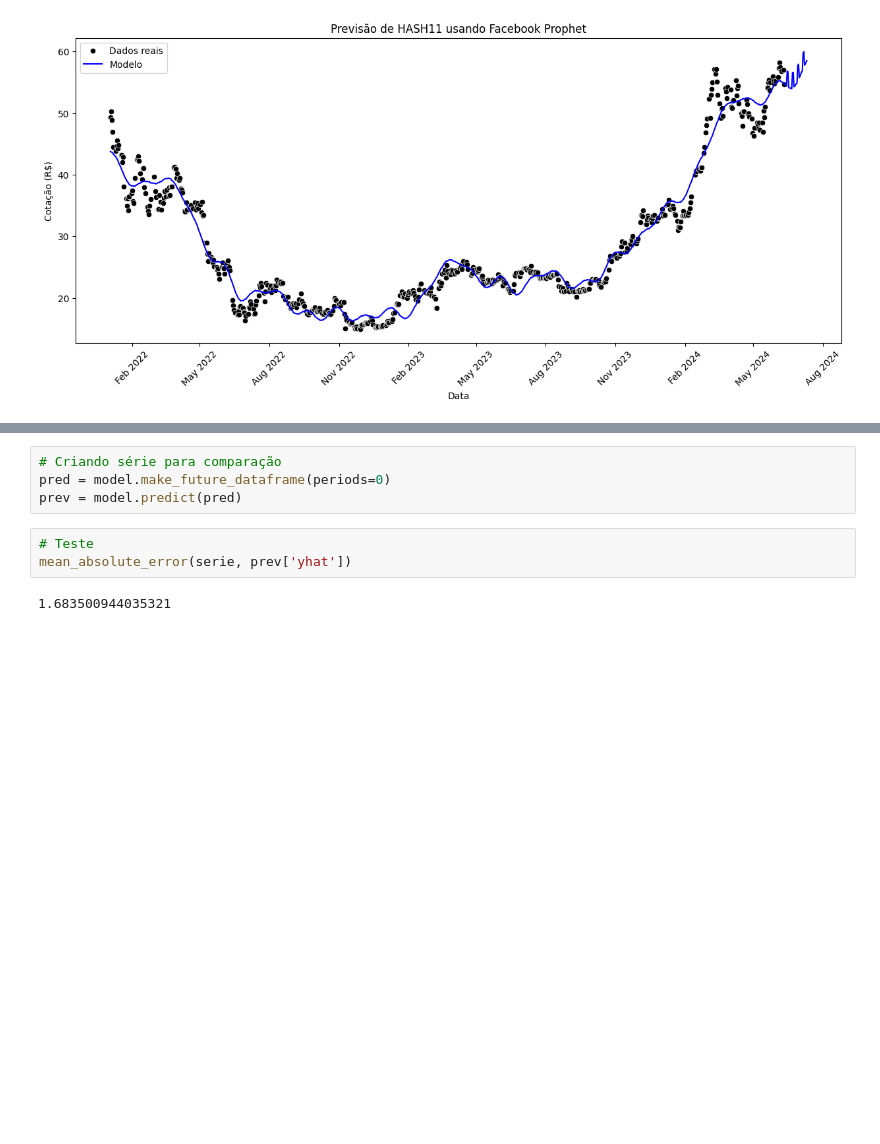
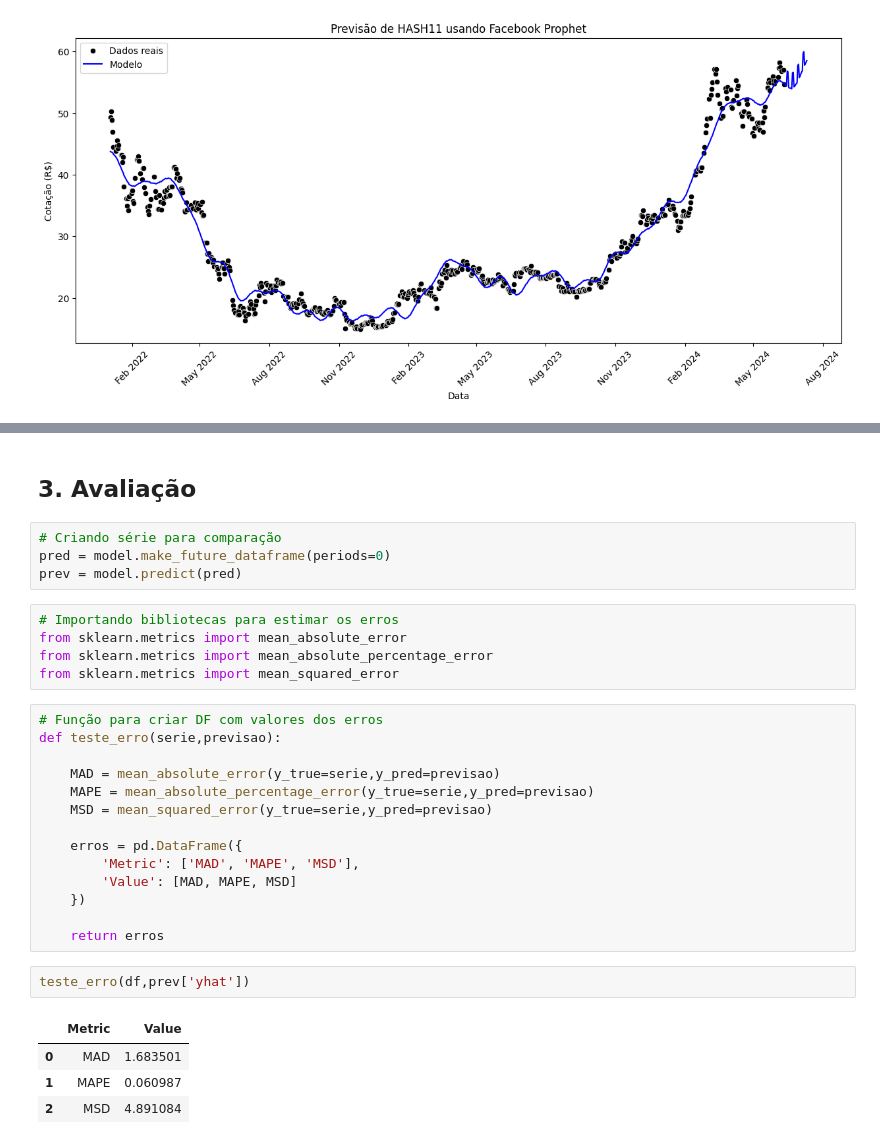
Before and after one commit to victordornelos/facebook_prophet_mercado_financeiro, a Jupyter notebook: previsao_acoes.ipynb, the cells around one changed output, grey strips where cells are left out. Cells and saved outputs as stored; diff of their text form; blank space fills up the shorter version.

Commit message:
Adicionando novas métricas de erro

```diff
--- a/previsao_acoes.ipynb
+++ b/previsao_acoes.ipynb
@@ -126,9 +131,32 @@ plt.show()
+# %% [markdown]
+## 3. Avaliação
 # %%
 # Criando série para comparação
 pred = model.make_future_dataframe(periods=0)
 prev = model.predict(pred)
-# %%
-# Teste
-mean_absolute_error(serie, prev['yhat'])
-# %% [output]
-1.683500944035321
+# %%
+# Importando bibliotecas para estimar os erros
+from sklearn.metrics import mean_absolute_error
+from sklearn.metrics import mean_absolute_percentage_error
+from sklearn.metrics import mean_squared_error
+# %%
+# Função para criar DF com valores dos erros
+def teste_erro(serie,previsao):
+
+    MAD = mean_absolute_error(y_true=serie,y_pred=previsao)
+    MAPE = mean_absolute_percentage_error(y_true=serie,y_pred=previsao)
+    MSD = mean_squared_error(y_true=serie,y_pred=previsao)
+
+    erros = pd.DataFrame({
+        'Metric': ['MAD', 'MAPE', 'MSD'],
+        'Value': [MAD, MAPE, MSD]
+    })
+
+    return erros
+# %%
+teste_erro(df,prev['yhat'])
+# %% [output]
+|  | Metric | Value |
+| 0 | MAD | 1.683501 |
+| 1 | MAPE | 0.060987 |
+| 2 | MSD | 4.891084 |
```
Also changed, not shown: parts of 9 cells of this notebook.
